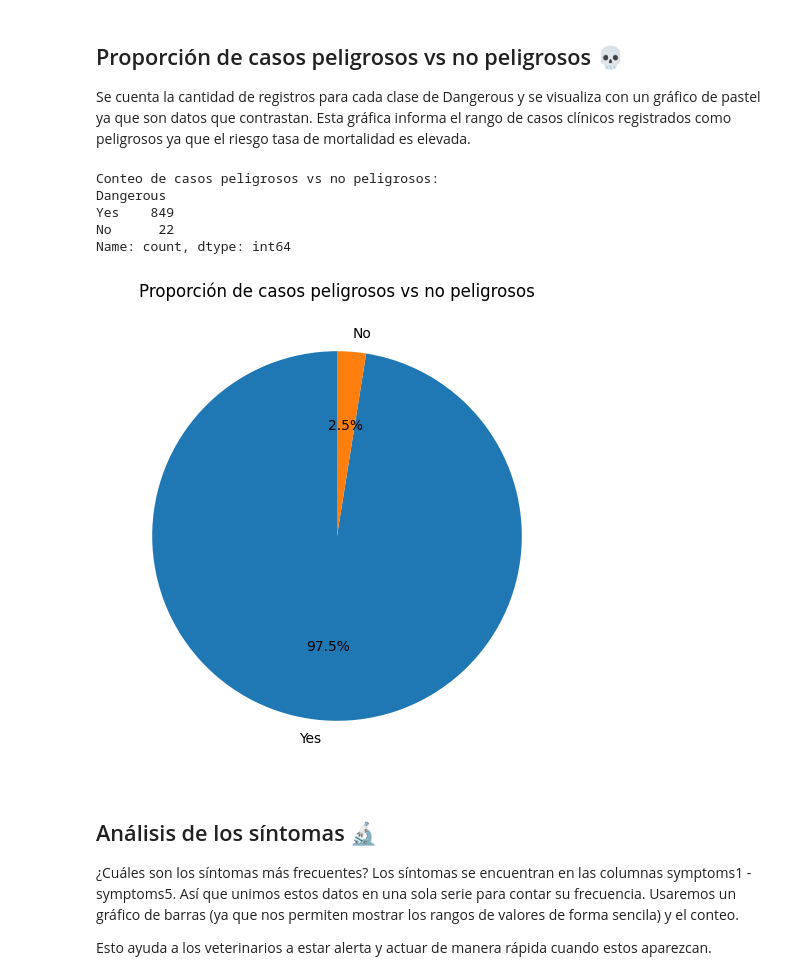
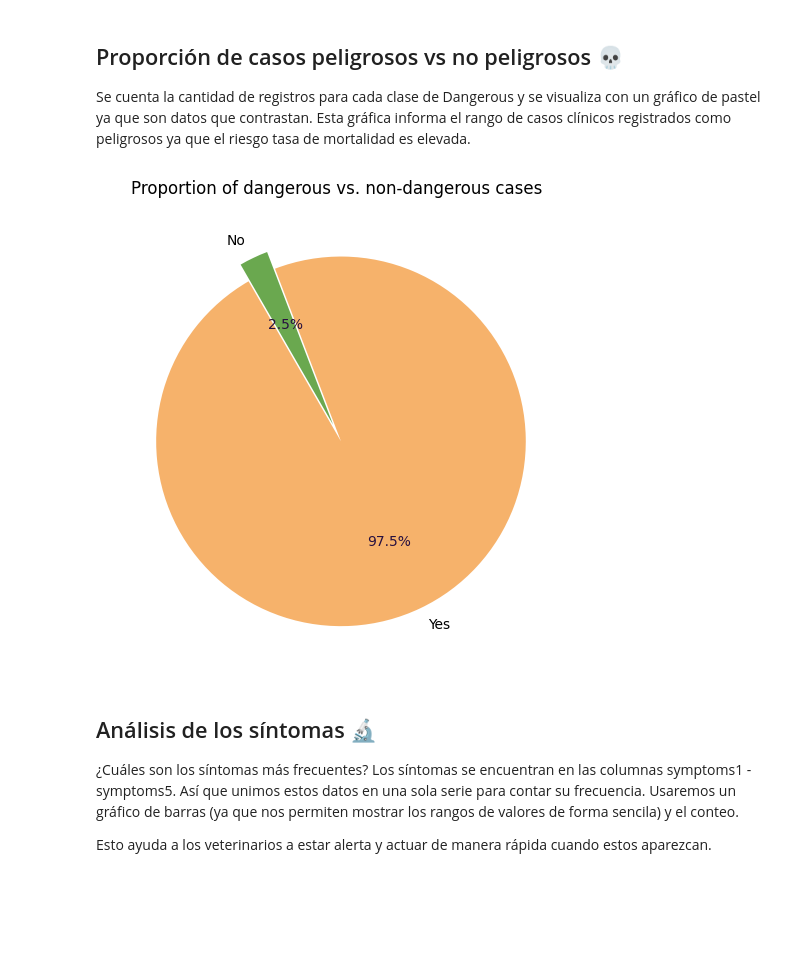
Before and after one commit to Bootcamp-IA-P4/VirusAlert, a Jupyter notebook: Datathon.ipynb, the cells around one changed output. Drawn from its saved outputs; the diff is of its cells as text; code cells hidden in the pictures; blank space fills up the shorter version.

```diff
--- a/Datathon.ipynb
+++ b/Datathon.ipynb
@@ -189,23 +189,24 @@ Frecuencia de cada síntoma:
 ## Proporción de casos peligrosos vs no peligrosos 💀
 Se cuenta la cantidad de registros para cada clase de Dangerous y se visualiza con un gráfico de pastel ya que son datos que contrastan.
 Esta gráfica informa el rango de casos clínicos registrados como peligrosos ya que el riesgo tasa de mortalidad es elevada.
-# %%
-# Conteo de casos por Dangerous
-dangerous_counts = df['Dangerous'].value_counts()
-print("\nConteo de casos peligrosos vs no peligrosos:")
-print(dangerous_counts)
-
-plt.figure(figsize=(6,6))
-plt.pie(dangerous_counts, labels=dangerous_counts.index, autopct='%1.1f%%', startangle=90)
-plt.title('Proporción de casos peligrosos vs no peligrosos')
-plt.show()
-# %% [output]
-Conteo de casos peligrosos vs no peligrosos:
-Dangerous
-Yes    849
-No      22
-Name: count, dtype: int64
-[figure, removed]
+# %%
+plt.figure(figsize=(6,6))
+patches, texts, autotexts = plt.pie(
+    dangerous_counts,
+    labels=dangerous_counts.index,
+    autopct='%1.1f%%',
+    startangle=120,
+    colors=colors,
+    explode=explode,
+    textprops={'color': 'black'}
+)
+for autotext in autotexts:
+    autotext.set_color('#28103f')
+
+plt.title('Proportion of dangerous vs. non-dangerous cases')
+plt.show()
+# %% [output]
+[figure, added]
 # %% [markdown]
 ## Análisis de los síntomas 🔬
  ¿Cuáles son los síntomas más frecuentes?
```
Also changed, not shown: parts of 6 cells of this notebook.
